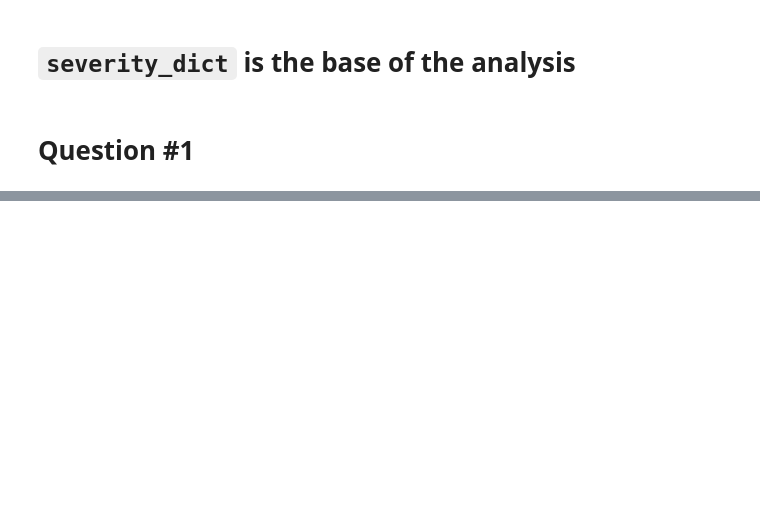
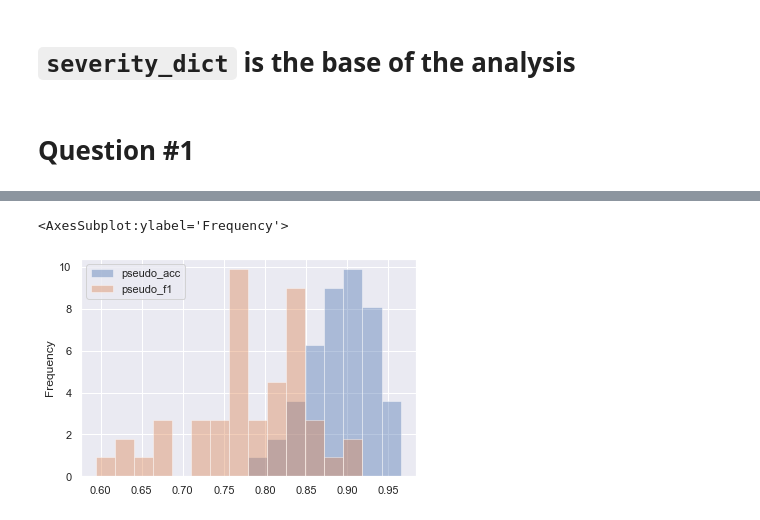
Before and after one commit to silk1100/behavioralProject, a Jupyter notebook: notebooks/13_Common_Features_Among_SRS.ipynb, the cells around one changed output, grey strips where cells are left out. Cells and saved outputs as stored; diff of their text form; code cells hidden in the pictures; blank space fills up the shorter version.

```diff
--- a/notebooks/13_Common_Features_Among_SRS.ipynb
+++ b/notebooks/13_Common_Features_Among_SRS.ipynb
@@ -1,5 +1,5 @@
 # %%
-MAIN_DIR = "../output/bigdatacluster/experiments_adj/"
+MAIN_DIR = "../output/bigdatacluster/randomizedOutput/"
 # %%
 import os
 import pandas as pd
@@ -8,2 +14,2 @@ import numpy as np
 # %%
-severity_folders = [x for x in os.listdir(MAIN_DIR) if os.path.isdir(os.path.join(MAIN_DIR, x))]
+experiment_folders = [x for x in os.listdir(MAIN_DIR) if os.path.isdir(os.path.join(MAIN_DIR, x))]
@@ -40,0 +36,36 @@ for sfolder in severity_folders:
+# %%
+data_dict = defaultdict(list)
+# %%
+for experiment in experiment_folders:
+    full_dir = os.path.join(MAIN_DIR, experiment)
+    for severity_dir in [x for x in os.listdir(full_dir) if os.path.isdir(os.path.join(full_dir, x))]:
+        full_seve_dir = os.path.join(full_dir, severity_dir, f"AgebetweenNonetNone_{severity_dir}_percentile_minmax")
+        for beh_dir in [x for x in os.listdir(full_seve_dir) if os.path.isdir(os.path.join(full_seve_dir, x))]:
+            full_beh_dir = os.path.join(full_seve_dir, beh_dir)
+
+            df_pseudo = pd.read_csv(os.path.join(full_beh_dir, "pseudo_metrics.csv"))
+            df_pseudo['avg'] = df_pseudo[['acc','f1']].mean(axis=1)
+            best_rfe, best_clc = df_pseudo[['RFE','Metrics']].iloc[df_pseudo['avg'].argmax()]
+
+            with open(os.path.join(full_beh_dir, "selected_feats.json"), 'r') as f:
+                rfe_dict = json.load(f)
+            feats = rfe_dict[best_rfe]
+
+            with open(os.path.join(full_beh_dir, "ML_obj.p"), 'rb') as f:
+                ML_obj = dill.load(f)
+
+            clc = ML_obj[best_rfe][best_clc]
+            data_dict['exp'].append(experiment)
+            data_dict['sev'].append(severity_dir)
+            data_dict['beh'].append(beh_dir.split('_')[-1])
+            data_dict['rfe'].append(best_rfe)
+            data_dict['clc'].append(best_clc)
+            data_dict['feats'].append(feats)
+            data_dict['hyper_params'].append(clc.best_params_)
+            data_dict['clc_score'].append(clc.best_score_)
+            data_dict['pseudo_acc'].append(df_pseudo['acc'].iloc[df_pseudo['avg'].argmax()])
+            data_dict['pseudo_f1'].append(df_pseudo['f1'].iloc[df_pseudo['avg'].argmax()])
+
+
+
+df_results = pd.DataFrame(data_dict)
@@ -44,0 +194,5 @@ for sfolder in severity_folders:
+# %%
+df_results[df_results['sev']=='sever_TD'][['pseudo_acc', 'pseudo_f1']].plot.hist(bins=16, density=True, alpha=0.4)
+# %% [output]
+<AxesSubplot:ylabel='Frequency'>
+[figure, added]
```
Also changed, not shown: parts of 27 cells of this notebook, 7 other files.
